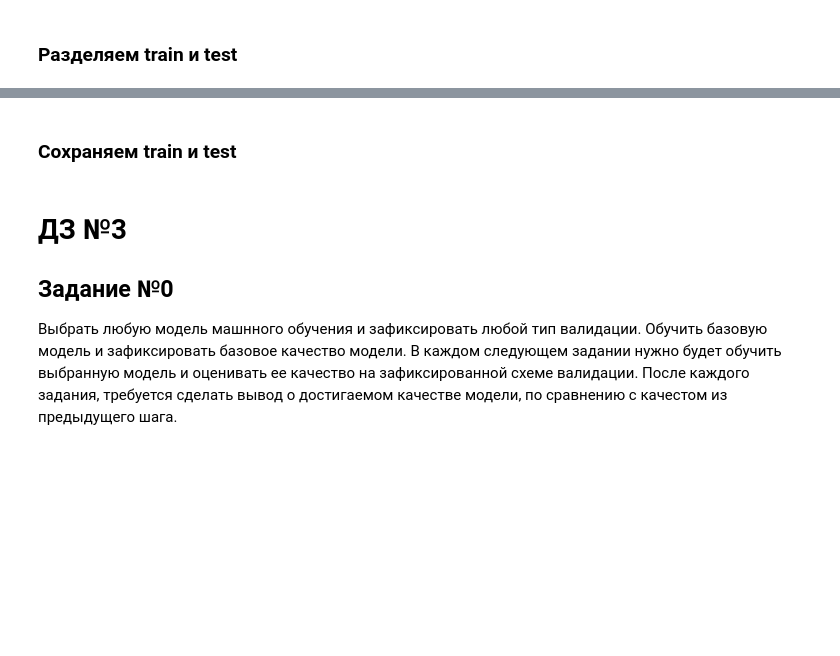
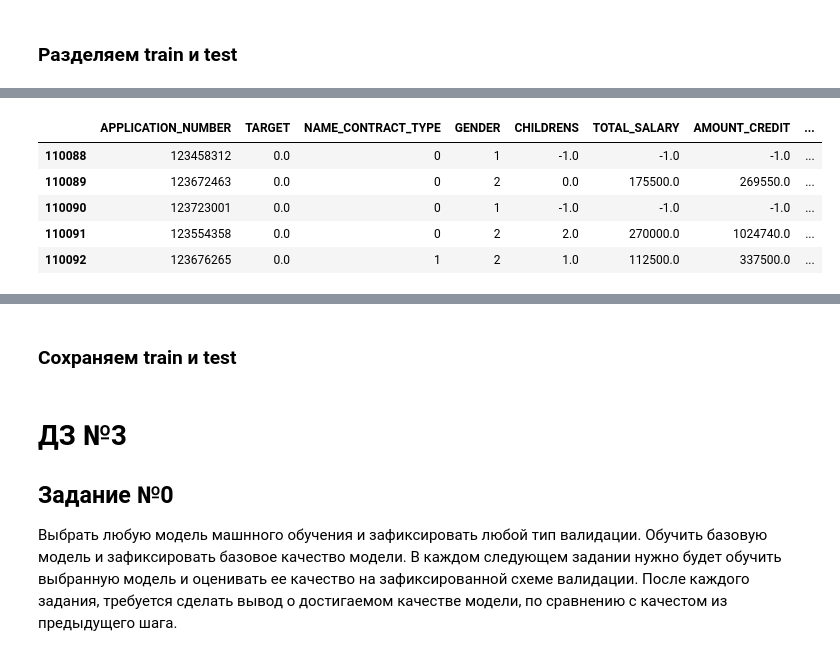
Before and after one commit to VitalyGladyshev/Python_for_DS, a Jupyter notebook: HW_03.ipynb, the cells around one changed output, grey strips where cells are left out. Saved outputs shown, nothing was run; the diff lists cells and outputs as text; code cells hidden in the pictures; blank space fills up the shorter version.

```diff
--- a/HW_03.ipynb
+++ b/HW_03.ipynb
@@ -580,0 +693,9 @@ data.head(2)
+# %%
+train_prep.tail()
+# %% [output]
+|  | APPLICATION_NUMBER | TARGET | NAME_CONTRACT_TYPE | GENDER | CHILDRENS | TOTAL_SALARY | AMOUNT_CREDIT | ... |
+| 110088 | 123458312 | 0.0 | 0 | 1 | -1.0 | -1.0 | -1.0 | ... |
+| 110089 | 123672463 | 0.0 | 0 | 2 | 0.0 | 175500.0 | 269550.0 | ... |
+| 110090 | 123723001 | 0.0 | 0 | 1 | -1.0 | -1.0 | -1.0 | ... |
+| 110091 | 123554358 | 0.0 | 0 | 2 | 2.0 | 270000.0 | 1024740.0 | ... |
+| 110092 | 123676265 | 0.0 | 1 | 2 | 1.0 | 112500.0 | 337500.0 | ... |
```
Also changed, not shown: parts of 25 cells of this notebook.
